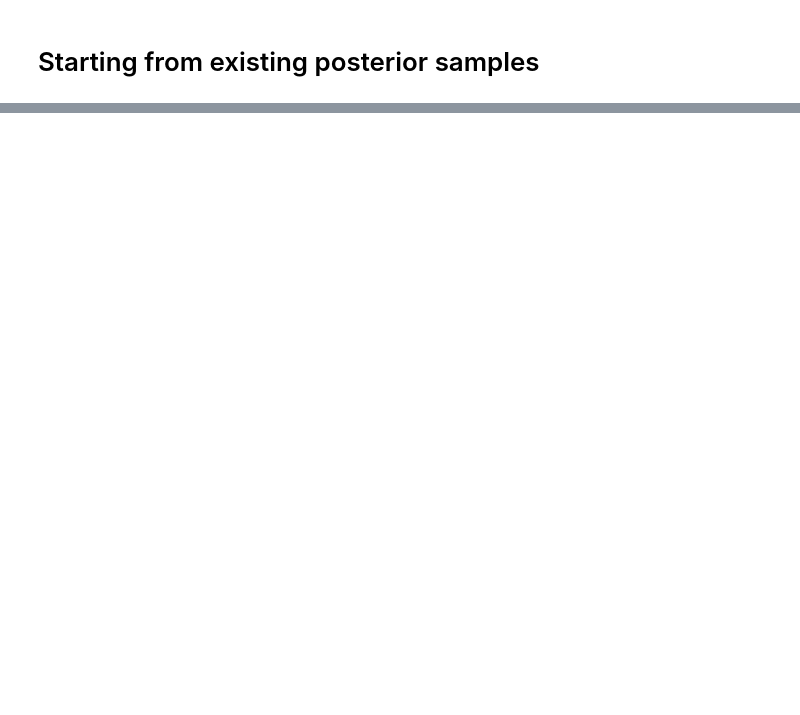
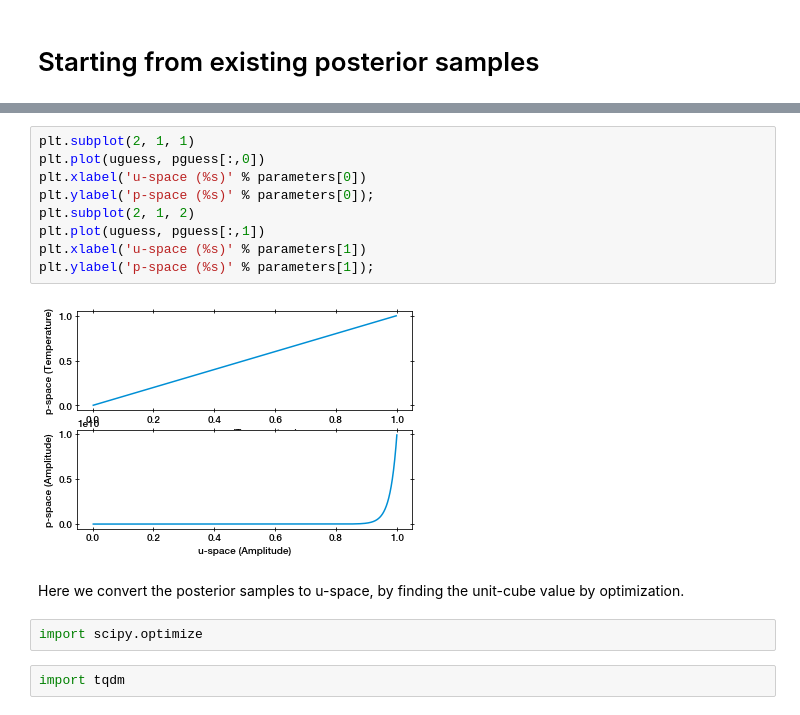
Before and after one commit to JohannesBuchner/UltraNest, a Jupyter notebook: docs/example-warmstart.ipynb, the cells around one changed output, grey strips where cells are left out. Drawn from its saved outputs; the diff is of its cells as text; blank space fills up the shorter version.

```diff
--- a/docs/example-warmstart.ipynb
+++ b/docs/example-warmstart.ipynb
@@ -202,0 +232,17 @@ The weighted_post_untransformed.txt file from a hot-started run cannot be used.
+# %%
+plt.subplot(2, 1, 1)
+plt.plot(uguess, pguess[:,0])
+plt.xlabel('u-space (%s)' % parameters[0])
+plt.ylabel('p-space (%s)' % parameters[0]);
+plt.subplot(2, 1, 2)
+plt.plot(uguess, pguess[:,1])
+plt.xlabel('u-space (%s)' % parameters[1])
+plt.ylabel('p-space (%s)' % parameters[1]);
+# %% [output]
+[figure, added]
+# %% [markdown]
+Here we convert the posterior samples to u-space, by finding the unit-cube value by optimization.
+# %%
+import scipy.optimize
+# %%
+import tqdm
```
Also changed, not shown: parts of 20 cells of this notebook.
